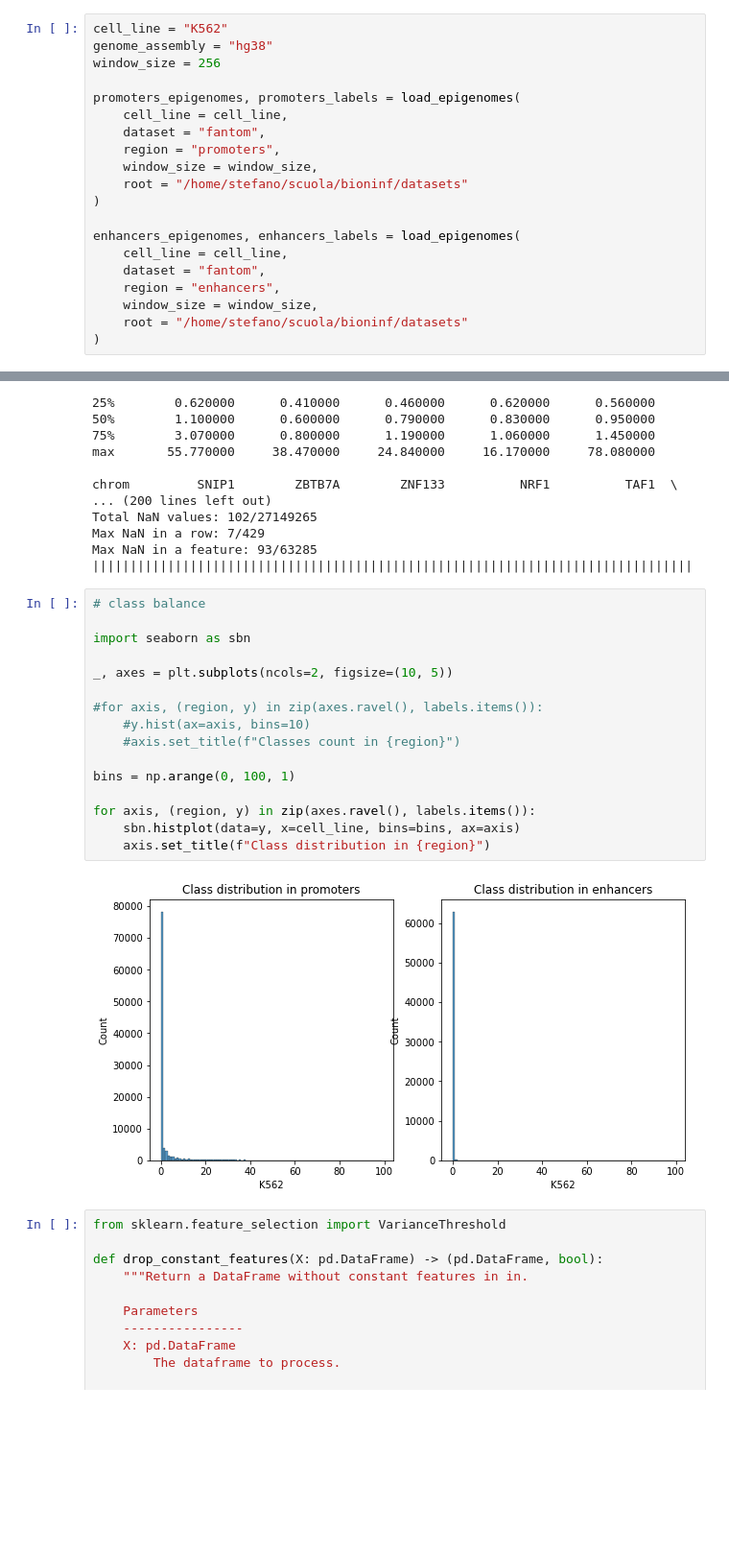
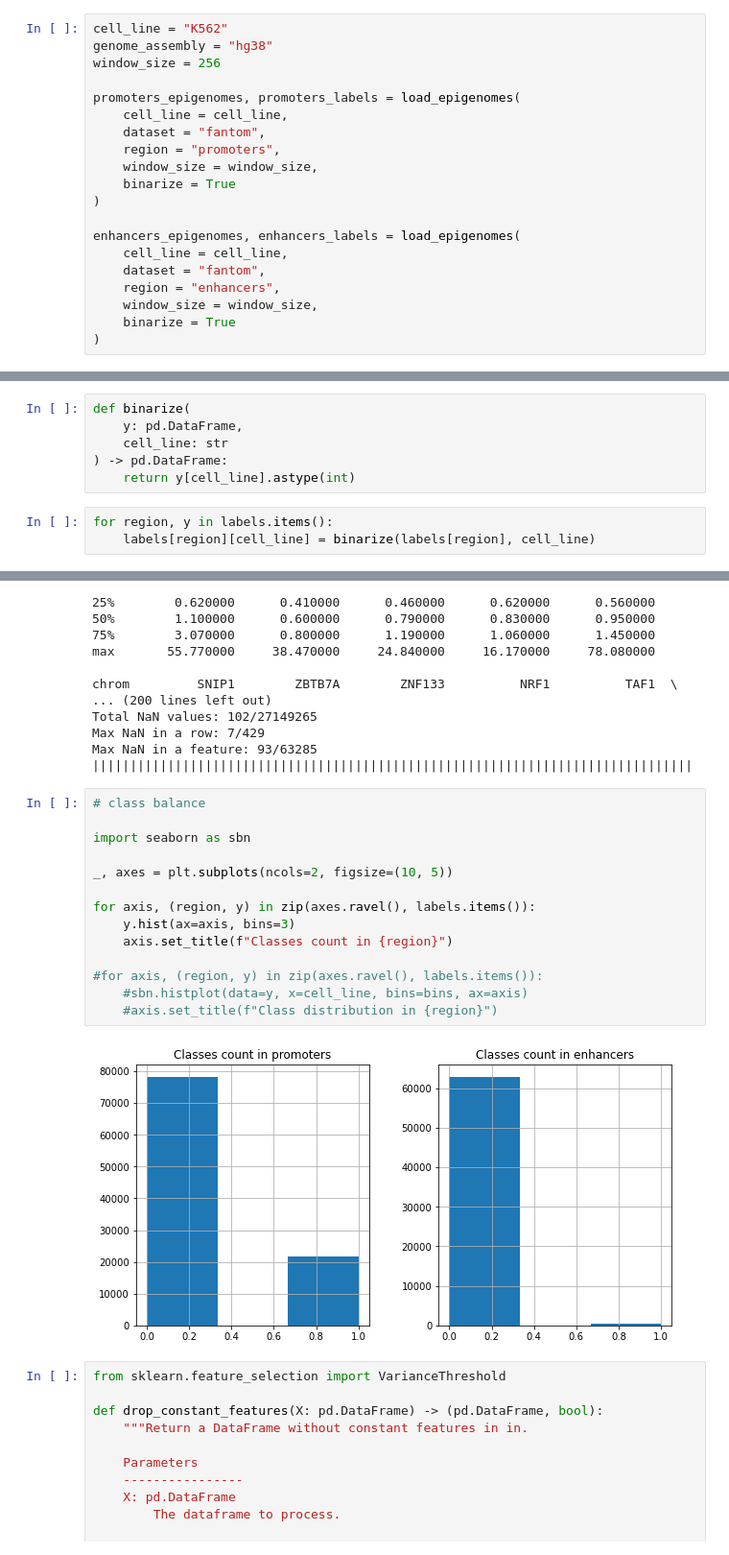
Before and after one commit to Stefano-t/multimodal-k562-cell-line-prediction, a Jupyter notebook: k562_prediction.ipynb, the cells around one changed output, grey strips where cells are left out. Shown: that part at 96% size. Drawn from its saved outputs; the diff is of its cells as text; blank space fills up the shorter version.

```diff
--- a/k562_prediction.ipynb
+++ b/k562_prediction.ipynb
@@ -25,7 +25,7 @@ promoters_epigenomes, promoters_labels = load_epigenomes(
     dataset = "fantom",
     region = "promoters",
     window_size = window_size,
-    root = "/home/stefano/scuola/bioninf/datasets"
+    binarize = True
 )
 
 enhancers_epigenomes, enhancers_labels = load_epigenomes(
@@ -33,7 +33,7 @@ enhancers_epigenomes, enhancers_labels = load_epigenomes(
     dataset = "fantom",
     region = "enhancers",
     window_size = window_size,
-    root = "/home/stefano/scuola/bioninf/datasets"
+    binarize = True
 )
 # %%
 epigenomes = {
@@ -45,6 +45,15 @@ labels = {
     "promoters": promoters_labels,
     "enhancers": enhancers_labels,
 }
+# %%
+def binarize(
+    y: pd.DataFrame,
+    cell_line: str
+) -> pd.DataFrame:
+    return y[cell_line].astype(int)
+# %%
+for region, y in labels.items():
+    labels[region][cell_line] = binarize(labels[region], cell_line)
 # %%
 from sklearn.model_selection import StratifiedShuffleSplit, ShuffleSplit
 
@@ -113,21 +122,19 @@ Max NaN in a feature: 93/63285
 # %%
 # class balance
 
 import seaborn as sbn
 
 _, axes = plt.subplots(ncols=2, figsize=(10, 5))
 
+for axis, (region, y) in zip(axes.ravel(), labels.items()):
+    y.hist(ax=axis, bins=3)
+    axis.set_title(f"Classes count in {region}")
+
 #for axis, (region, y) in zip(axes.ravel(), labels.items()):
-    #y.hist(ax=axis, bins=10)
-    #axis.set_title(f"Classes count in {region}")
-
-bins = np.arange(0, 100, 1)
-
-for axis, (region, y) in zip(axes.ravel(), labels.items()):
-    sbn.histplot(data=y, x=cell_line, bins=bins, ax=axis)
-    axis.set_title(f"Class distribution in {region}")
+    #sbn.histplot(data=y, x=cell_line, bins=bins, ax=axis)
+    #axis.set_title(f"Class distribution in {region}")
 # %% [output]
-[figure, old version]
+[figure, new version]
 # %%
 from sklearn.feature_selection import VarianceThreshold
 
```
Also changed, not shown: parts of 18 cells of this notebook, 1 other file.
